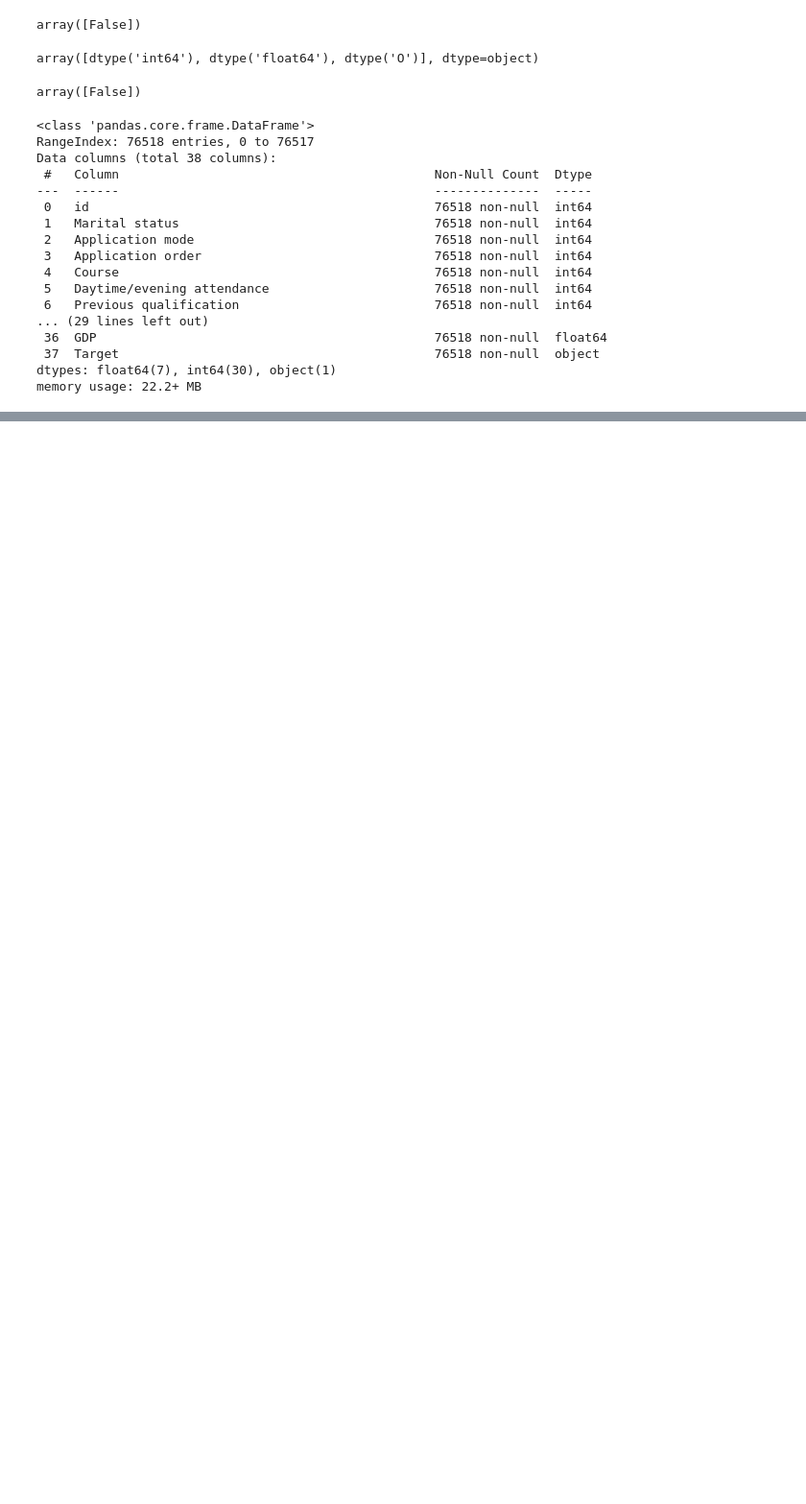
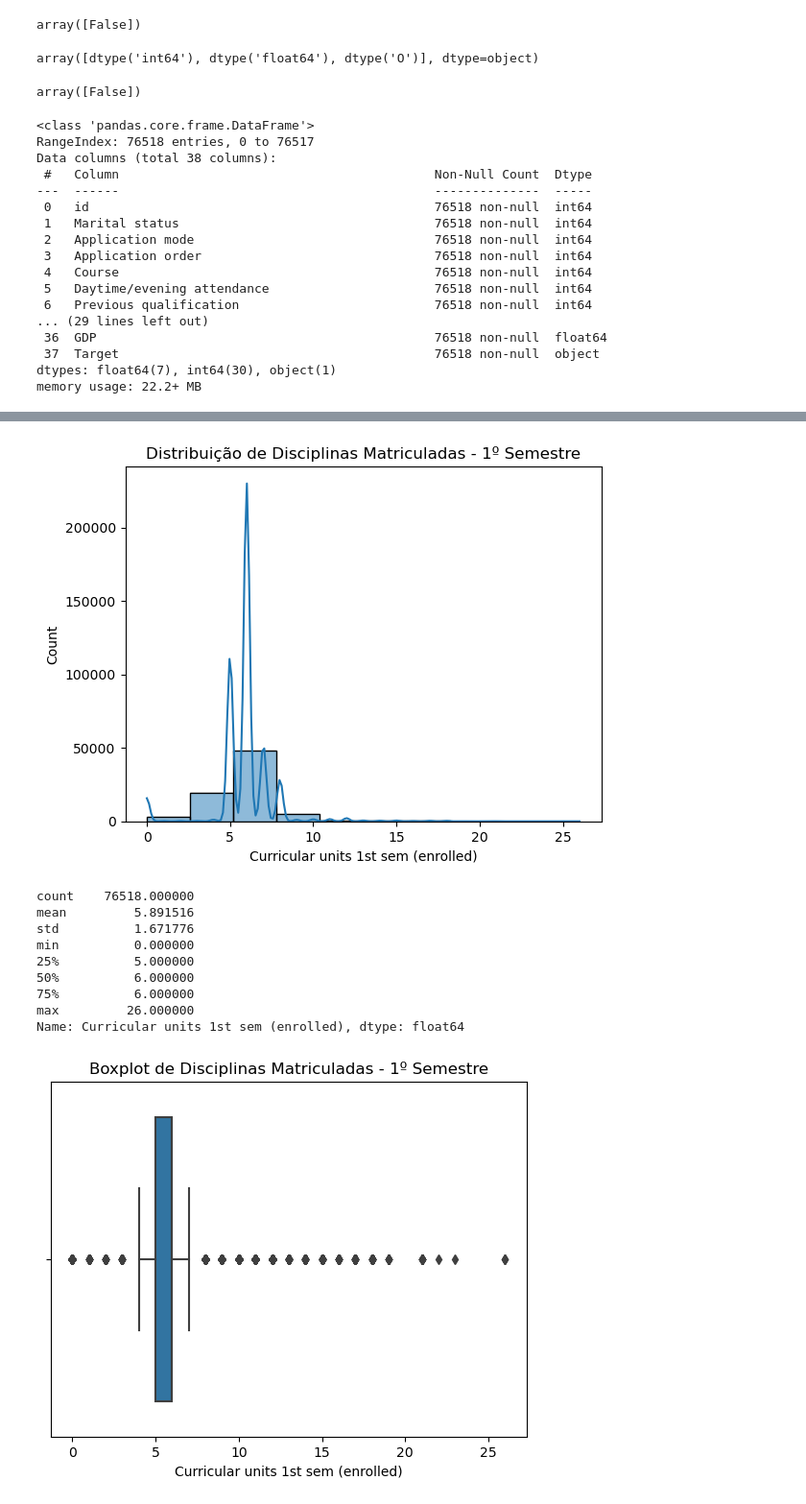
Before and after one commit to DuquePin/Final_Project_EBAC, a Jupyter notebook: notebooks/EDA.ipynb, the cells around one changed output, grey strips where cells are left out. Shown at 96% size. Saved outputs shown, nothing was run; the diff lists cells and outputs as text; code cells hidden in the pictures; blank space fills up the shorter version.

```diff
--- a/notebooks/EDA.ipynb
+++ b/notebooks/EDA.ipynb
@@ -313,0 +215,28 @@ Como é possível observar, as variáveis **qualitativas** tem uma correlação
+# %%
+# Criando uma cópia do dataframe original para não comprometer os dados
+df_exp = df.copy()
+
+# Selecionando manualmente todas as variáveis contínuas do dataset
+cols_continuas = [
+    'Previous qualification (grade)',
+    'Admission grade',
+    'Age at enrollment',
+    'Curricular units 1st sem (credited)',
+    'Curricular units 1st sem (enrolled)',
+    'Curricular units 1st sem (evaluations)',
+    'Curricular units 1st sem (approved)',
+    'Curricular units 1st sem (grade)',
+    'Curricular units 1st sem (without evaluations)',
+    'Curricular units 2nd sem (credited)',
+    'Curricular units 2nd sem (enrolled)',
+    'Curricular units 2nd sem (evaluations)',
+    'Curricular units 2nd sem (approved)',
+    'Curricular units 2nd sem (grade)',
+    'Curricular units 2nd sem (without evaluations)',
+    'Unemployment rate',
+    'Inflation rate',
+    'GDP',
+    ]
+
+# Visualizando subgrupo de variáveis contínuas
+df_exp[cols_continuas].head(5)
@@ -313,0 +296,25 @@ Como é possível observar, as variáveis **qualitativas** tem uma correlação
+# %%
+# Histograma para o número de disciplinas matriculadas no 1º semestre
+sns.histplot(df_exp['Curricular units 1st sem (enrolled)'], kde=True, bins=10)
+plt.title('Distribuição de Disciplinas Matriculadas - 1º Semestre')
+plt.show()
+
+# Estatísticas descritivas
+print(df_exp['Curricular units 1st sem (enrolled)'].describe())
+
+# Boxplot
+sns.boxplot(x=df_exp['Curricular units 1st sem (enrolled)'])
+plt.title('Boxplot de Disciplinas Matriculadas - 1º Semestre')
+plt.show()
+# %% [output]
+[figure, added]
+count    76518.000000
+mean         5.891516
+std          1.671776
+min          0.000000
+25%          5.000000
+50%          6.000000
+75%          6.000000
+max         26.000000
+Name: Curricular units 1st sem (enrolled), dtype: float64
+[figure, added]
```
Also changed, not shown: parts of 88 cells of this notebook, 1 other file.
